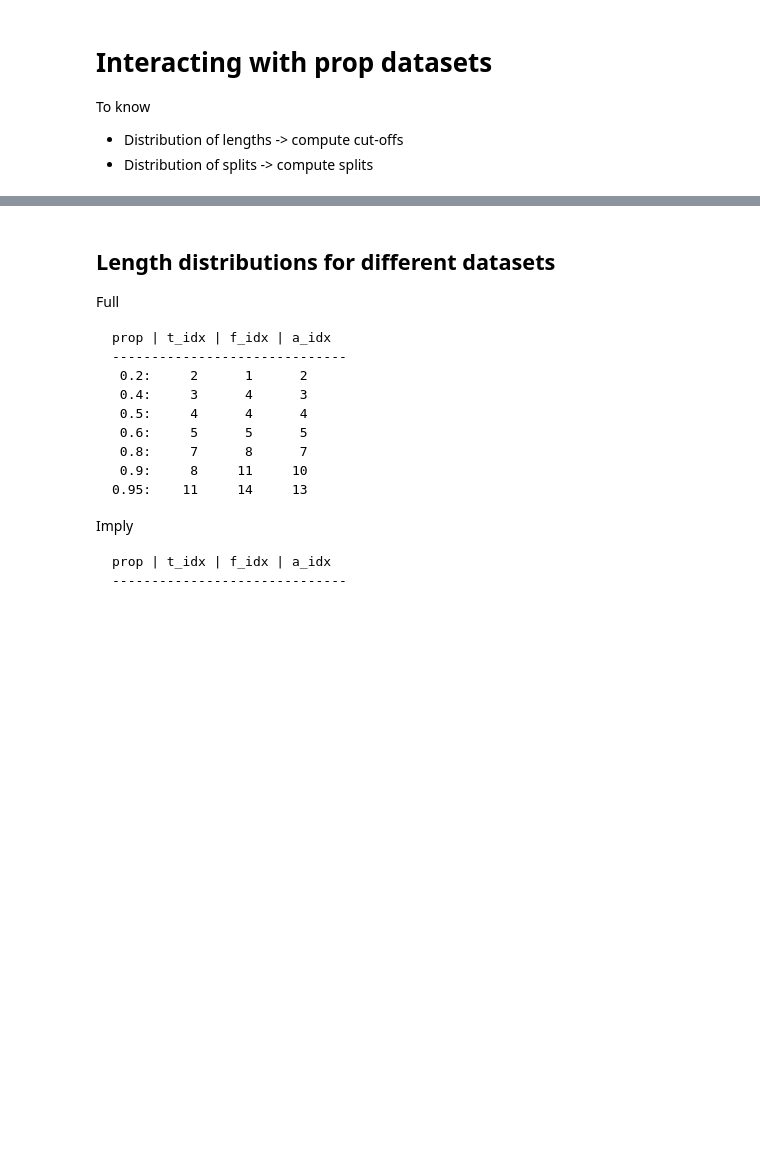
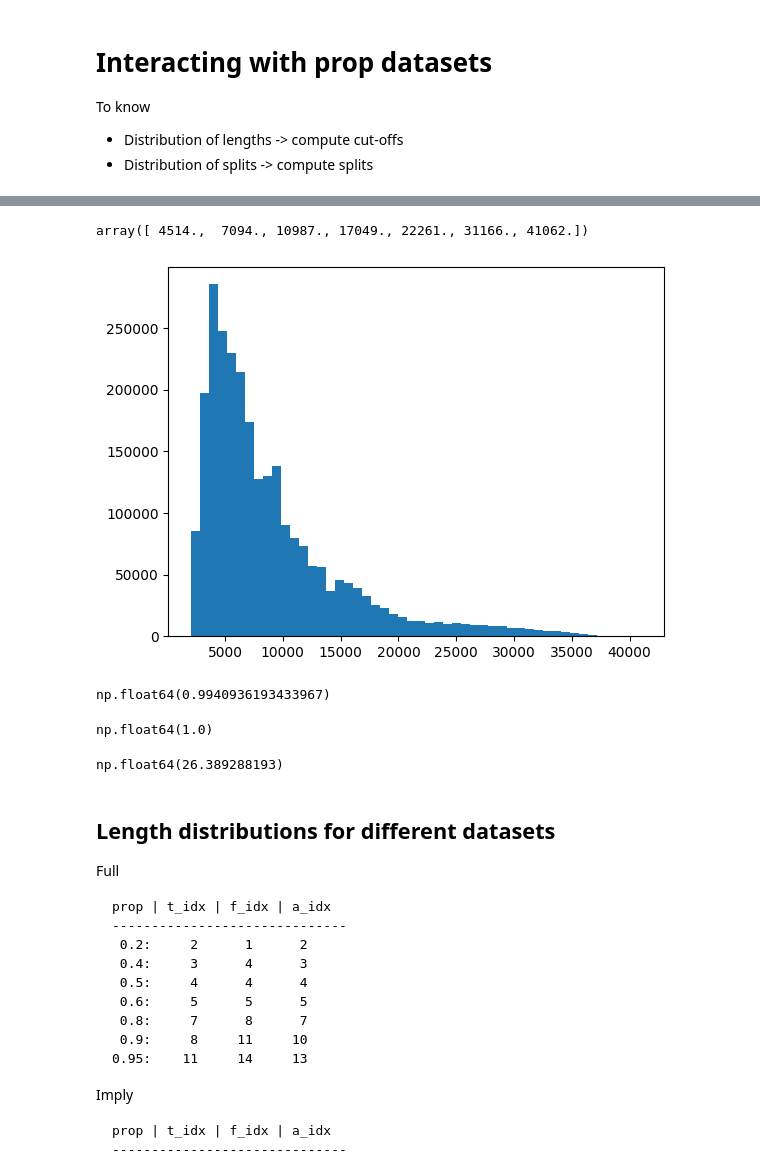
Before and after one commit to wtong98/boule-or-baguette, a Jupyter notebook: task/prop_interact.ipynb, the cells around one changed output, grey strips where cells are left out. Cells and saved outputs as stored; diff of their text form; code cells hidden in the pictures; blank space fills up the shorter version.

```diff
--- a/task/prop_interact.ipynb
+++ b/task/prop_interact.ipynb
@@ -170,2 +329,20 @@ np.quantile(all_lens, [0.25, 0.5, 0.75, 0.9, 0.95, 0.99])
+# %%
+plt.hist(test_lens, bins=50)
+np.quantile(test_lens, [0.25, 0.5, 0.75, 0.9, 0.95, 0.99, 1])
+# %% [output]
+array([ 4514.,  7094., 10987., 17049., 22261., 31166., 41062.])
+[figure, added]
+# %%
+test_lens = np.array(test_lens)
+np.mean(test_lens < 32_768)
+# %% [output]
+np.float64(0.9940936193433967)
+# %%
+train_lens = np.array(train_lens)
+np.mean(train_lens < 8192)
+# %% [output]
+np.float64(1.0)
 # %%
-max(all_lens)
+(np.sum(train_lens) + np.sum(test_lens)) / 1e9
+# %% [output]
+np.float64(26.389288193)
```
Also changed, not shown: parts of 13 cells of this notebook, 3 other files.
